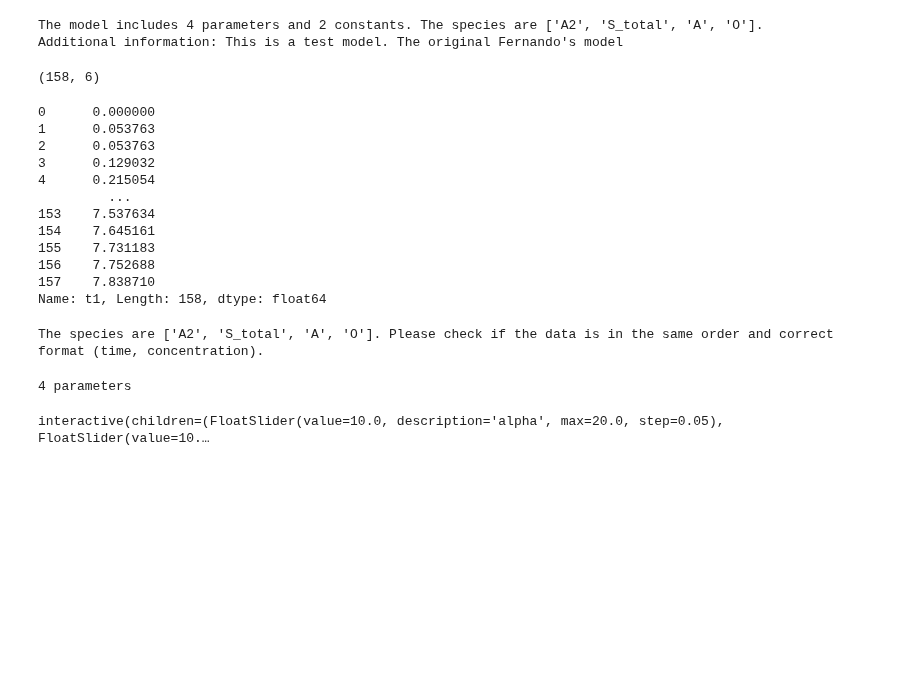
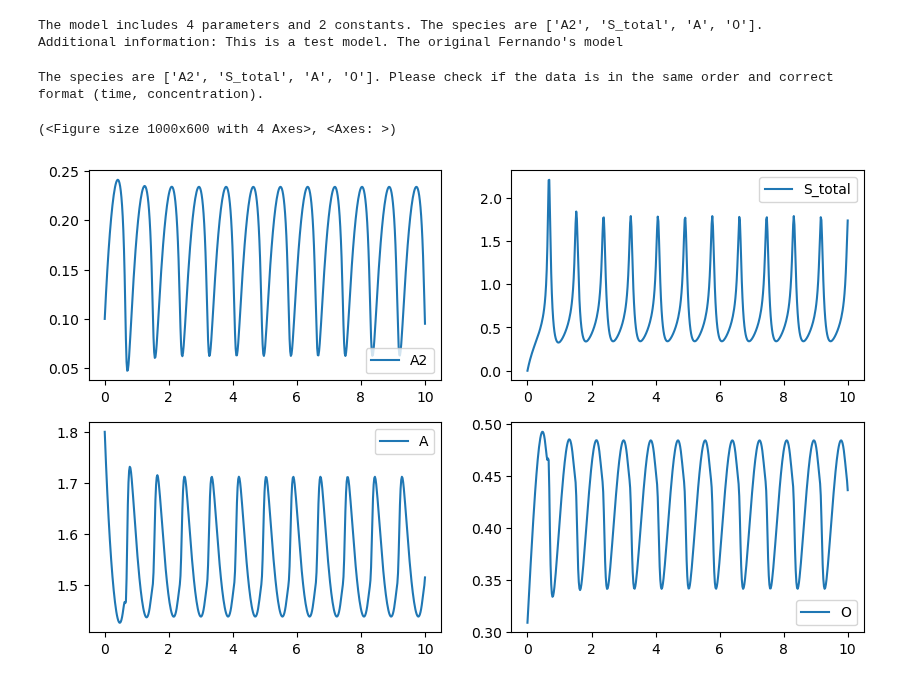
Before and after one commit to Zhiheng419/Chemical_Oscillation_Model, a Jupyter notebook: non_delayed_model.ipynb, the cells around one changed output. Cells and saved outputs as stored; diff of their text form; code cells hidden in the pictures; blank space fills up the shorter version.

```diff
--- a/non_delayed_model.ipynb
+++ b/non_delayed_model.ipynb
@@ -35,11 +35,13 @@ class oscillation:
     def add_info(self, info):
         self.__info = info
 
-    def simulate(self, init_cond, t=10):
-        params_pass = self.__params + self.__consts
+    def simulate(self, init_cond, t=10, t_eval = 'default'):
+        params_pass = np.hstack((self.__params, self.__consts))
         model_partial = partial(self.__model, params = params_pass)
         t_span = (0, t)
-        t_eval = np.linspace(0, t, 250)
+
+        if type(t_eval) == str:
+            t_eval = np.linspace(0, t, 500)
         sol = solve_ivp(model_partial, t_span = t_span, y0 = init_cond, t_eval = t_eval, rtol=1e-6, atol=1e-8)
         return sol
 
@@ -78,8 +80,9 @@ class oscillation:
             print('5 parameters')
             pass
 
-    def add_exp_data(self, data):
+    def add_exp_data(self, exp_data):
         print(f'The species are {self.__species}. Please check if the data is in the same order and correct format (time, concentration).')
+        data = exp_data.clip(lower=0)
         self.__exp_data = data
 
     def set_params(self, params):
@@ -95,4 +98,22 @@ class oscillation:
             tA = np.array(self.__exp_data.iloc[:, 4])
             cA = np.array(self.__exp_data.iloc[:, 5])
 
+        t_span_A2 = tA2[-1]
+        t_span_S = tS[-1]
+        init_cond = [cA2[0], cS[0]]
+
         def objective(params):
+            params_old = self.__params
+            self.__params = params
+            simA2 = self.simulate(init_cond, t=t_span_A2, t_eval=tA2)
+            simS = self.simulate(init_cond, t=t_span_S, t_eval=tS)
+            print(self.__params)
+            c_all_A2 = self.__calc_all(simA2, self.__consts)
+            c_all_S = self.__calc_all(simS, self.__consts)
+
+            obj = np.sum((c_all_A2[0] - cA2)**2 + (c_all_S[1] - cS)**2)
+
+            return obj
+
+        opt_result = sp.optimize.minimize(objective, self.__params, method='Nelder-Mead', tol=1e-6, options={'disp': True})
+        return opt_result.x
@@ -132,7 +139,7 @@ def calculate_all_conc(sol, consts):
     C_O = 1 / (2 * (1 - C_A2) - lam * (C_S + C_M)) ** 2
     return (C_A2, C_S + C_M, C_A, C_O)
 # %%
-params = [10, 10, 10, 10]
+params = [24.3, 1.14, 3.09, 10.67]
 consts = [0.17, 4]
 init_cond = [0.1, 0]
 
@@ -153,28 +153,17 @@ exp_data.columns = ['t1', 'c1','t3a', 'c3a', 't4', 'c4']
-# %%
-exp_data.shape
-# %% [output]
-(158, 6)
-# %%
-exp_data.iloc[:,0]
-# %% [output]
-0      0.000000
-1      0.053763
-2      0.053763
-3      0.129032
-4      0.215054
-         ...
-153    7.537634
-154    7.645161
-155    7.731183
-156    7.752688
-157    7.838710
-Name: t1, Length: 158, dtype: float64
-# %%
-model_test.add_exp_data(exp_data)
-# %% [output]
-The species are ['A2', 'S_total', 'A', 'O']. Please check if the data is in the same order and correct format (time, concentration).
-# %%
-model_test.interactive_plot(init_cond, range=10, t=6)
-# %% [output]
-4 parameters
-interactive(children=(FloatSlider(value=10.0, description='alpha', max=20.0, step=0.05), FloatSlider(value=10.…
+# %%
+df_c1 = pd.read_csv(r'Data_sets/1_expB_osc_NatChem_MH.csv')
+df_c3b = pd.read_csv(r'Data_sets/3b_expB_osc_NatChem_MH.csv')
+df_c4 = pd.read_csv(r'Data_sets/4_expB_osc_NatChem_MH.csv')
+exp_data = pd.concat([df_c1, df_c3b, df_c4], axis=1)
+exp_data.columns = ['t1', 'c1','t3b', 'c3b', 't4', 'c4']
+exp_data = exp_data.drop_duplicates(subset=['t1'])
+exp_data = exp_data.drop_duplicates(subset=['t3b'])
+exp_data = exp_data.drop_duplicates(subset=['t4'])
+model_test.add_exp_data(exp_data)
+# %% [output]
+The species are ['A2', 'S_total', 'A', 'O']. Please check if the data is in the same order and correct format (time, concentration).
+# %%
+model_test.plot((0.1, 0))
+# %% [output]
+(<Figure size 1000x600 with 4 Axes>, <Axes: >)
+[figure, added]
```
Also changed, not shown: parts of 4 cells of this notebook.
